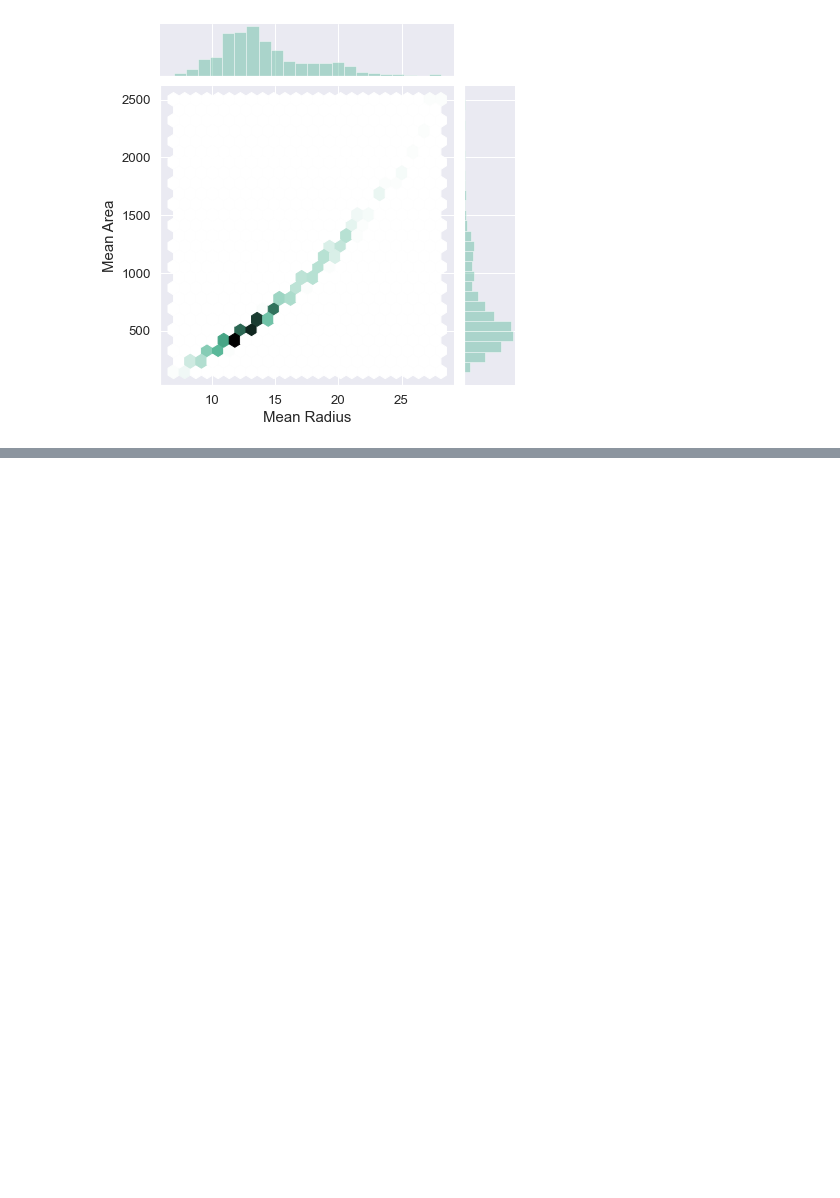
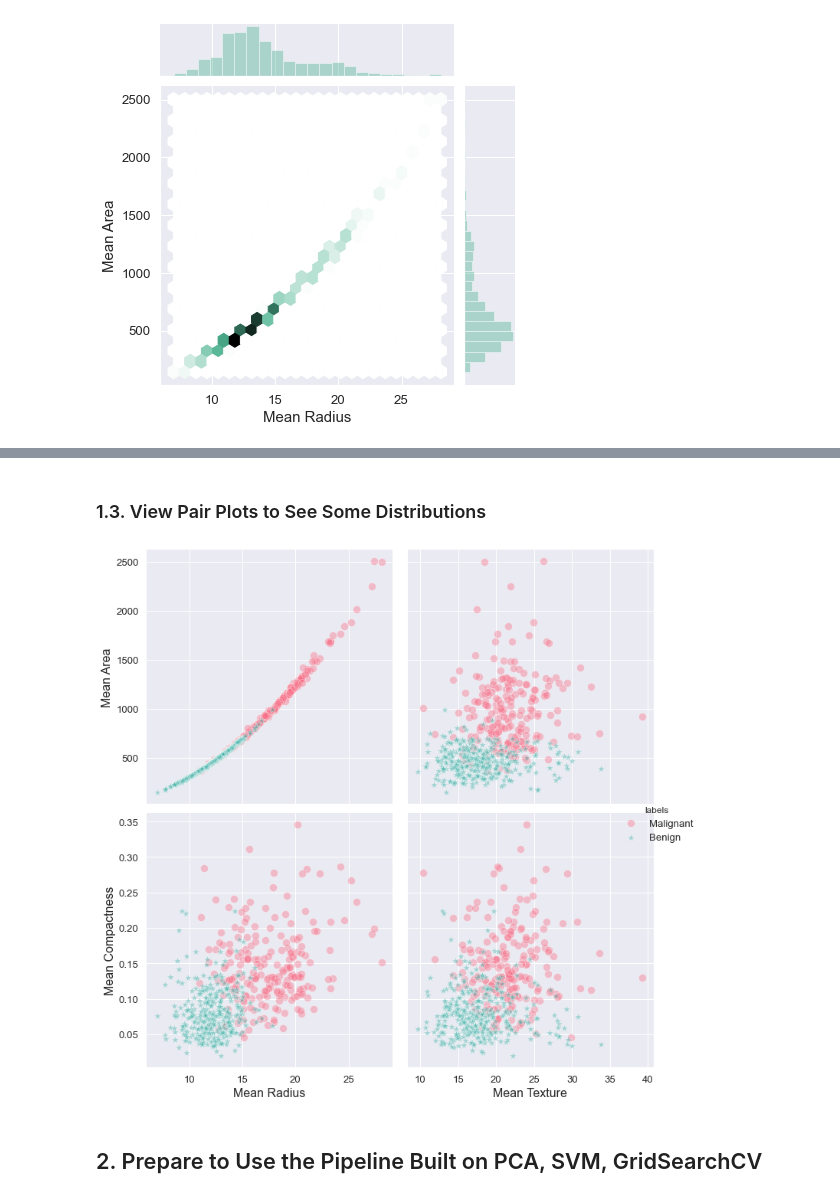
Before and after one commit to andromeda0505/Machine-Learning-Projects-, a Jupyter notebook: Support Vector Machine .ipynb, the cells around one changed output, grey strips where cells are left out. Saved outputs shown, nothing was run; the diff lists cells and outputs as text; code cells hidden in the pictures; blank space fills up the shorter version.

```diff
--- a/Support Vector Machine .ipynb
+++ b/Support Vector Machine .ipynb
@@ -88,0 +96,5 @@ j.set_axis_labels('Mean Radius', 'Mean Area', fontsize=15)
+# %%
+cancer_df_labels = cancer_df.copy()
+#cancer_df_labels.head(3)
+cancer_df_labels['labels'] = cancer.target
+cancer_df_labels.tail(3)
@@ -88,0 +107,34 @@ j.set_axis_labels('Mean Radius', 'Mean Area', fontsize=15)
+# %% [markdown]
+### 1.3. View Pair Plots to See Some Distributions
+# %%
+replacements = {'mean radius': 'Mean Radius', 'mean texture': 'Mean Texture',
+                'mean area': 'Mean Area', 'mean compactness': 'Mean Compactness', '1':'Benign', '0':'Malignant'}
+
+
+h = sns.pairplot(cancer_df_labels,
+                 x_vars=["mean radius", "mean texture"],
+                 y_vars=["mean area", "mean compactness"], hue='labels', palette="husl",
+                 height=5, markers=['o', '*'],
+                 plot_kws=dict(s=100, alpha=0.4))
+
+
+
+
+for ix in range(2):
+    for jy in range(2):
+        xlabel = h.axes[ix][jy].get_xlabel()
+        ylabel = h.axes[ix][jy].get_ylabel()
+        if xlabel in replacements.keys():
+            h.axes[ix][jy].set_xlabel(replacements[xlabel], fontsize=16)
+        if ylabel in replacements.keys():
+            h.axes[ix][jy].set_ylabel(replacements[ylabel], fontsize=16)
+
+for ixx in range(len(h.fig.get_children()[-1].texts)):
+    label = h.fig.get_children()[-1].texts[ixx].get_text()
+    if label in replacements.keys():
+        h.fig.get_children()[-1].texts[ixx].set_text(replacements[label])
+# plt.savefig('Pairplots_Area_Texture.png', dpi=300)
+# %% [output]
+[figure, added]
+# %% [markdown]
+## 2. Prepare to Use the Pipeline Built on PCA, SVM, GridSearchCV
```
Also changed, not shown: parts of 22 cells of this notebook, 1 other file.
